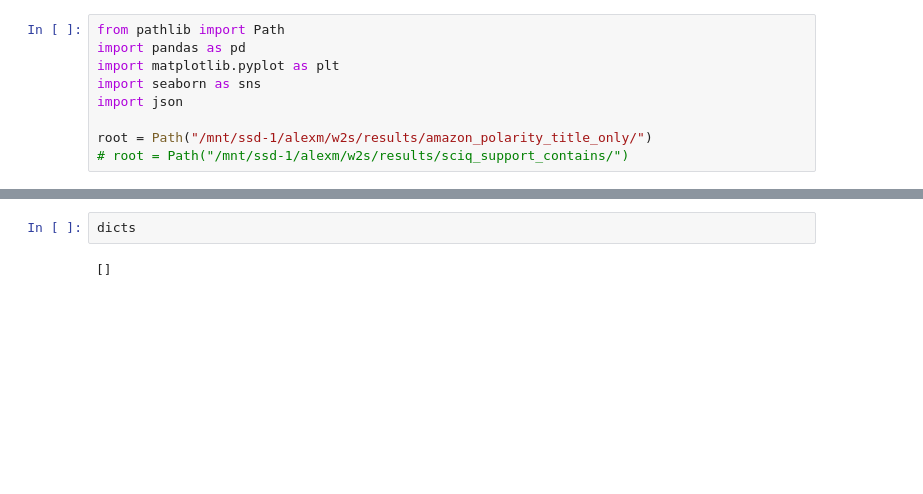
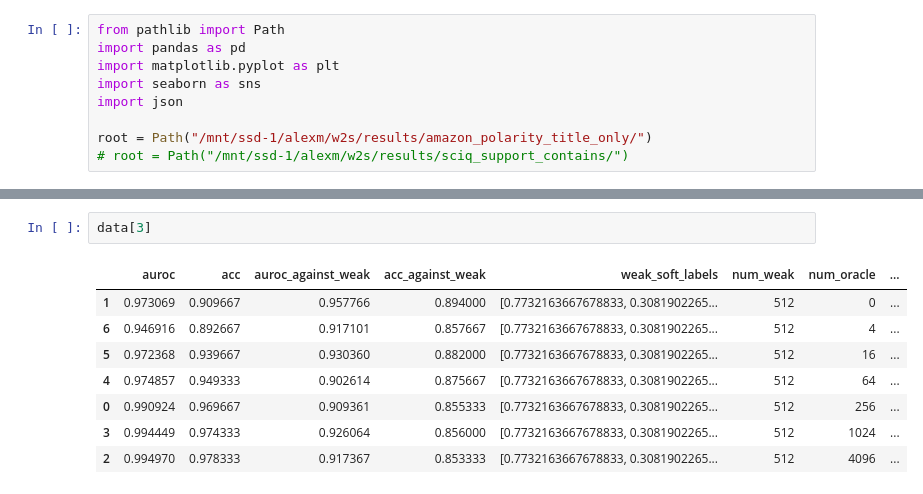
Before and after one commit to EleutherAI/w2s, a Jupyter notebook: analysis.ipynb, the cells around one changed output, grey strips where cells are left out. Drawn from its saved outputs; the diff is of its cells as text; blank space fills up the shorter version.

```diff
--- a/analysis.ipynb
+++ b/analysis.ipynb
@@ -75,7 +76,14 @@ KeyError: 'num_oracle'
-# %%
-dicts
-# %% [output]
-[]
+# %%
+data[3]
+# %% [output]
+|  | auroc | acc | auroc_against_weak | acc_against_weak | weak_soft_labels | num_weak | num_oracle | ... |
+| 1 | 0.973069 | 0.909667 | 0.957766 | 0.894000 | [0.7732163667678833, 0.3081902265... | 512 | 0 | ... |
+| 6 | 0.946916 | 0.892667 | 0.917101 | 0.857667 | [0.7732163667678833, 0.3081902265... | 512 | 4 | ... |
+| 5 | 0.972368 | 0.939667 | 0.930360 | 0.882000 | [0.7732163667678833, 0.3081902265... | 512 | 16 | ... |
+| 4 | 0.974857 | 0.949333 | 0.902614 | 0.875667 | [0.7732163667678833, 0.3081902265... | 512 | 64 | ... |
+| 0 | 0.990924 | 0.969667 | 0.909361 | 0.855333 | [0.7732163667678833, 0.3081902265... | 512 | 256 | ... |
+| 3 | 0.994449 | 0.974333 | 0.926064 | 0.856000 | [0.7732163667678833, 0.3081902265... | 512 | 1024 | ... |
+| 2 | 0.994970 | 0.978333 | 0.917367 | 0.853333 | [0.7732163667678833, 0.3081902265... | 512 | 4096 | ... |
 # %%
 # I want a horizontal grid of aligned subplots, one for each n_weak, with x-axis=n_oracle, and y_axis=auroc
 
```
Also changed, not shown: parts of 2 cells of this notebook, 6 other files.
